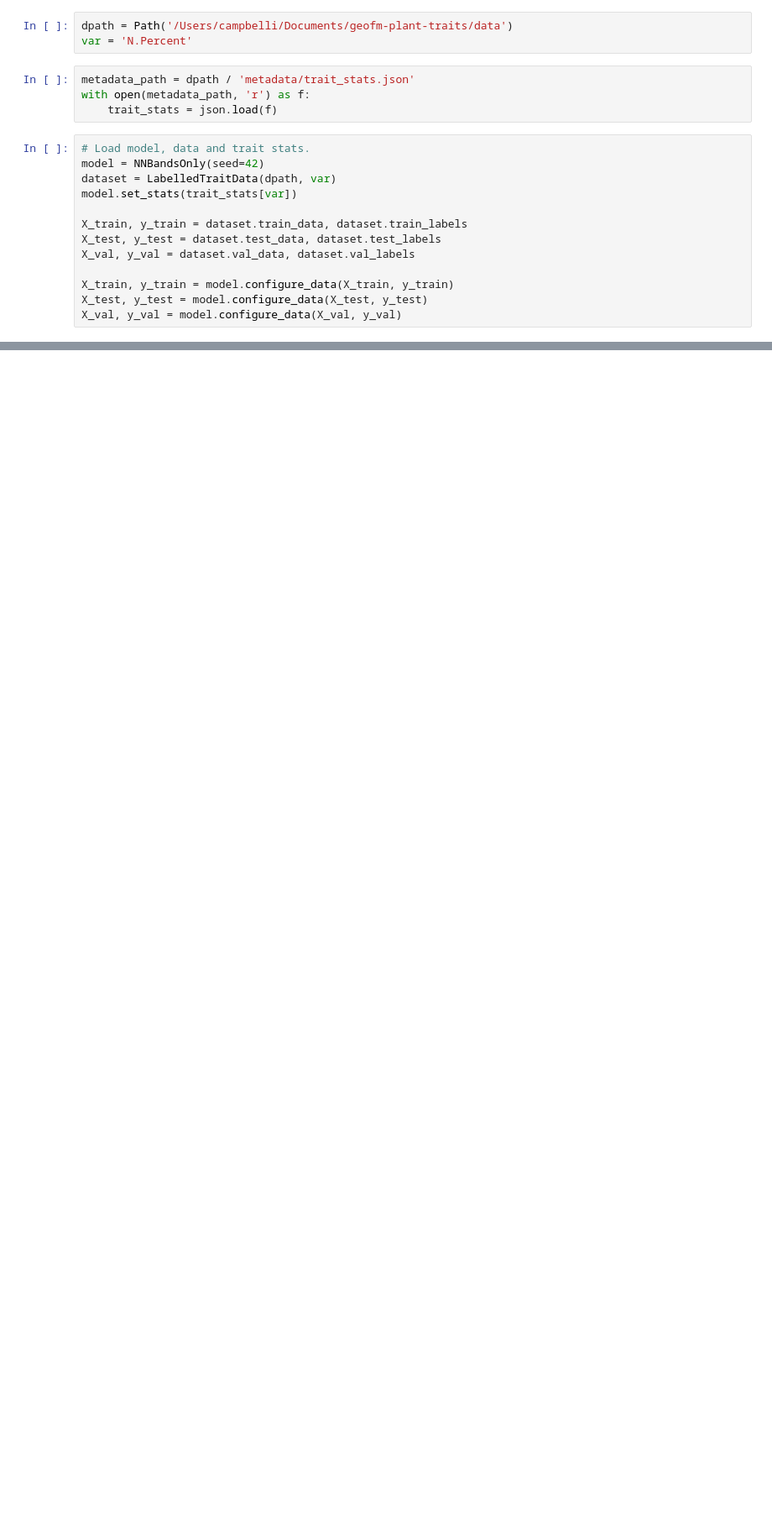
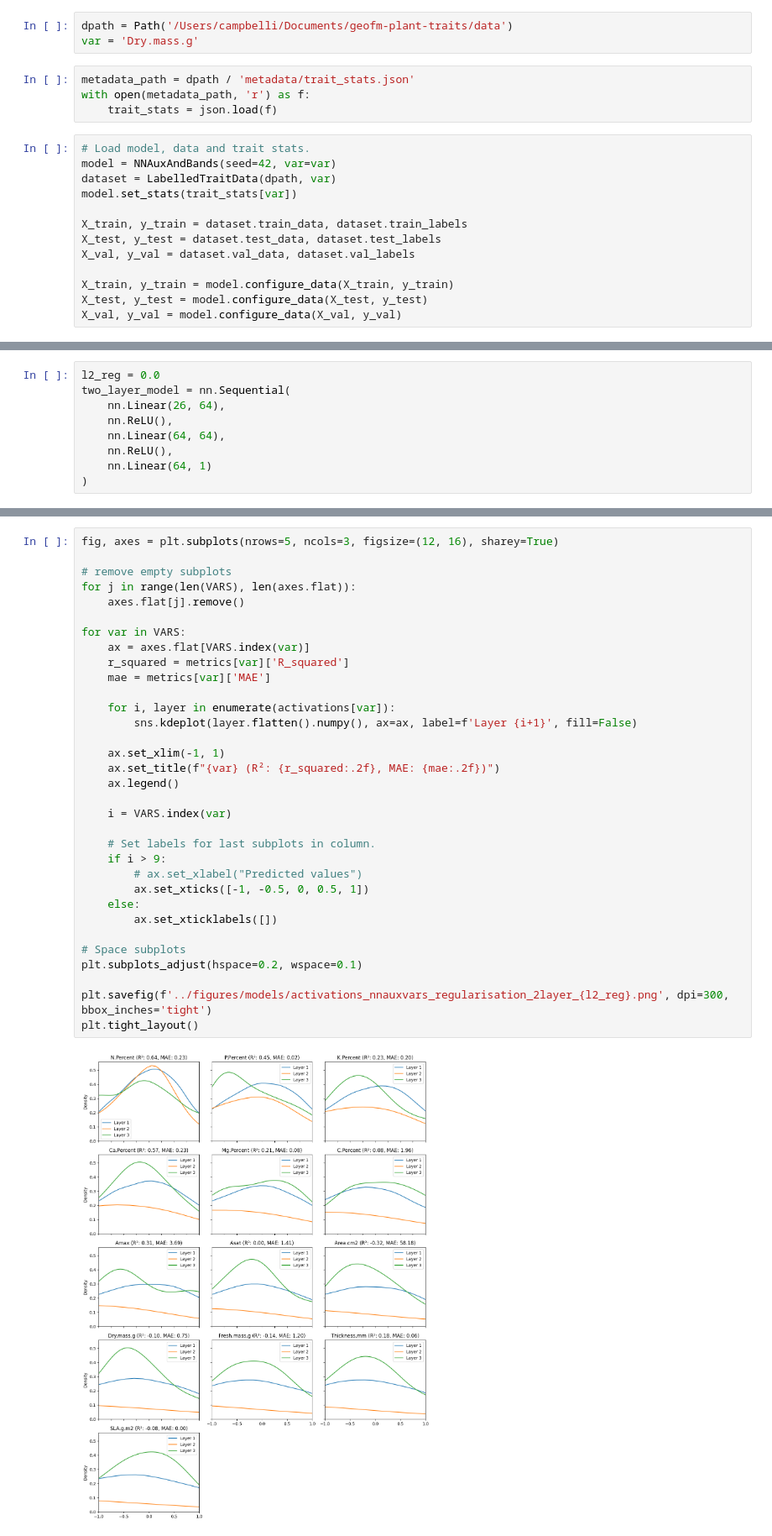
Before and after one commit to isaachcamp/geofm-plant-traits, a Jupyter notebook: notebooks/explore_neural_net.ipynb, the cells around one changed output, grey strips where cells are left out. Shown at 84% size. Drawn from its saved outputs; the diff is of its cells as text; blank space fills up the shorter version.

Commit message:
Add plots for activations, QQ and residuals

```diff
--- a/notebooks/explore_neural_net.ipynb
+++ b/notebooks/explore_neural_net.ipynb
@@ -10,14 +13,14 @@ from models.vanilla_nn_bands_only import NNBandsOnly
 from src.data_utils import LabelledTraitData
 # %%
 dpath = Path('/Users/campbelli/Documents/geofm-plant-traits/data')
-var = 'N.Percent'
+var = 'Dry.mass.g'
 # %%
 metadata_path = dpath / 'metadata/trait_stats.json'
 with open(metadata_path, 'r') as f:
     trait_stats = json.load(f)
 # %%
 # Load model, data and trait stats.
-model = NNBandsOnly(seed=42)
+model = NNAuxAndBands(seed=42, var=var)
 dataset = LabelledTraitData(dpath, var)
 model.set_stats(trait_stats[var])
 
@@ -109,0 +127,9 @@ metrics
+# %%
+l2_reg = 0.0
+two_layer_model = nn.Sequential(
+    nn.Linear(26, 64),
+    nn.ReLU(),
+    nn.Linear(64, 64),
+    nn.ReLU(),
+    nn.Linear(64, 1)
+)
@@ -109,0 +200,35 @@ metrics
+# %%
+fig, axes = plt.subplots(nrows=5, ncols=3, figsize=(12, 16), sharey=True)
+
+# remove empty subplots
+for j in range(len(VARS), len(axes.flat)):
+    axes.flat[j].remove()
+
+for var in VARS:
+    ax = axes.flat[VARS.index(var)]
+    r_squared = metrics[var]['R_squared']
+    mae = metrics[var]['MAE']
+
+    for i, layer in enumerate(activations[var]):
+        sns.kdeplot(layer.flatten().numpy(), ax=ax, label=f'Layer {i+1}', fill=False)
+
+    ax.set_xlim(-1, 1)
+    ax.set_title(f"{var} (R²: {r_squared:.2f}, MAE: {mae:.2f})")
+    ax.legend()
+
+    i = VARS.index(var)
+
+    # Set labels for last subplots in column.
+    if i > 9:
+        # ax.set_xlabel("Predicted values")
+        ax.set_xticks([-1, -0.5, 0, 0.5, 1])
+    else:
+        ax.set_xticklabels([])
+
+# Space subplots
+plt.subplots_adjust(hspace=0.2, wspace=0.1)
+
+plt.savefig(f'../figures/models/activations_nnauxvars_regularisation_2layer_{l2_reg}.png', dpi=300, bbox_inches='tight')
+plt.tight_layout()
+# %% [output]
+[figure, added]
```
Also changed, not shown: parts of 9 cells of this notebook.
